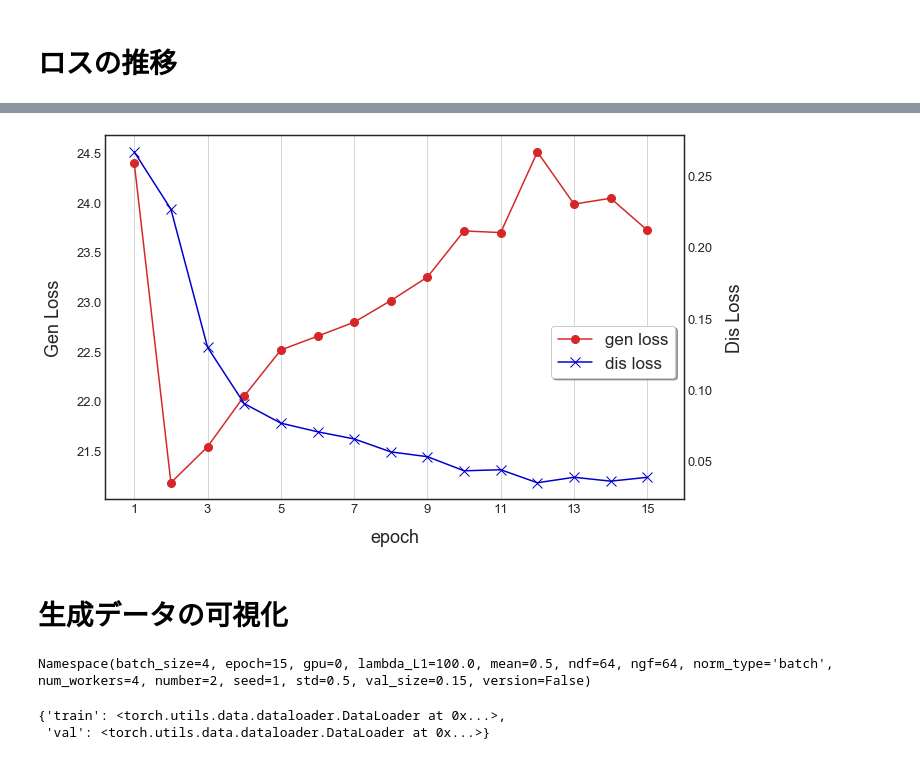
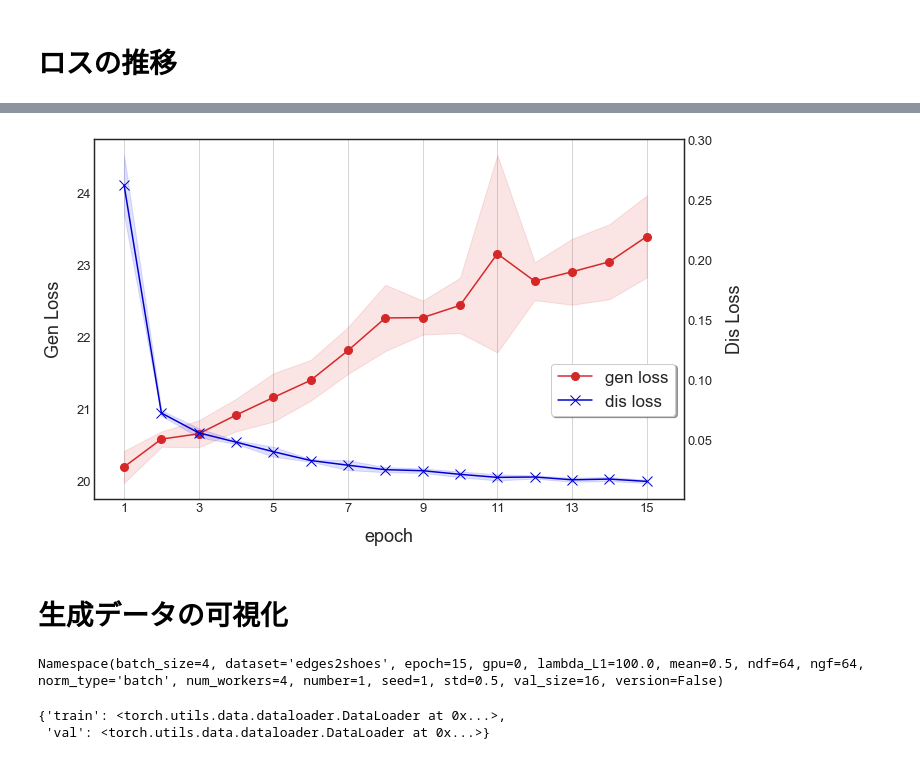
Before and after one commit to haru-256/pix2pix.pytorch, a Jupyter notebook: visualize_genData_Loss.ipynb, the cells around one changed output, grey strips where cells are left out. Drawn from its saved outputs; the diff is of its cells as text; code cells hidden in the pictures.

```diff
--- a/visualize_genData_Loss.ipynb
+++ b/visualize_genData_Loss.ipynb
@@ -12,7 +16,7 @@ from torchvision import datasets
 from utils import ABImageDataset, ToTensorTwoIMG, Normalize, ComposeTwoIMG, SplitImage
 import cv2
 # %%
-number=2
-seed=1
+number=1
+seeds=list(range(1, 6))
 data_name='edges2shoes'
 # %%
@@ -32,0 +57,8 @@ log = json.load(open(log_path))
+# %%
+df_mean = df_pre.mean(level=0, axis=0)
+df_std = df_pre.std(level=0, axis=0)
+
+dis_loss_mean = np.array([mean[1]['train_dis_loss'] for mean in df_mean.iterrows()])
+gen_loss_mean = np.array([mean[1]['train_gen_loss'] for mean in df_mean.iterrows()])
+dis_loss_std = np.array([std[1]['train_dis_loss'] for std in df_std.iterrows()])
+gen_loss_std = np.array([std[1]['train_gen_loss'] for std in df_std.iterrows()])
@@ -33,37 +73,43 @@ log = json.load(open(log_path))
 # %%
-#from matplotlib import rc
-# Tex font
-#rc('text', usetex=False)
-dis_loss = [log[key]['train_dis_loss'] for key in log.keys()]
-gen_loss = [log[key]['train_gen_loss'] for key in log.keys()]
-fig, ax = plt.subplots(1, 1, figsize=(10, 6), sharex=True)
-line_1 = ax.plot(gen_loss, label='gen loss', c="tab:red", marker='o',ms=8)
+fig, ax = plt.subplots(1, 1, figsize=(10, 6))
+ax.set_xlim([-0.8, 15])
+line_1 = ax.plot(
+    gen_loss_mean, label='gen loss', c="tab:red", marker='o', ms=8)
+ax.fill_between(
+    range(15),
+    gen_loss_mean + gen_loss_std,
+    gen_loss_mean - gen_loss_std,
+    alpha=0.12, color="tab:red")
 ax.grid(axis="x")
-ax.set_xlim([-0.8, 15])
 ax2 = ax.twinx()
 line_2 = ax2.plot(
-    dis_loss, label='dis loss', c="mediumblue", marker='x', ms=10)
+    dis_loss_mean, label='dis loss', c="mediumblue", marker='x', ms=10)
+ax2.fill_between(
+    range(15),
+    dis_loss_mean + dis_loss_std,
+    dis_loss_mean - dis_loss_std,
+    alpha=0.12, color="blue")
 fig.legend(
     loc='upper right',
-    bbox_to_anchor=(1, 0.5),
+    bbox_to_anchor=(1, 0.4),
     bbox_transform=ax.transAxes,
     frameon=True,
     shadow=True,
     fontsize=17)
 ax.tick_params(labelsize=13)
 ax2.tick_params(labelsize=13)
 ax.set_xticklabels([2 * i + 1 for i in range(-1, 8)])
 ax.set_xlabel("epoch", fontsize=18, labelpad=13)
 ax.set_ylabel("Gen Loss", fontsize=18, labelpad=13)
 ax2.set_ylabel("Dis Loss", fontsize=18, labelpad=13)
 
 plt.tight_layout()
 fig.savefig(
-    result_path / "loss_{}_{}.png".format(number, seed),
+    result_path[0].parent / "loss_{}.png".format(number),
     dpi=300,
     bbox_inches='tight',
     pad_inches=0.1)
 # %% [output]
-[figure, old version]
+[figure, new version]
 # %% [markdown]
 # 生成データの可視化
@@ -70,8 +118,8 @@ fig.savefig(
 # %%
-with open(arg_path) as f:
+with open(arg_path[0]) as f:
     opt = eval(f.read())
 print(opt)
 # %% [output]
-Namespace(batch_size=4, epoch=15, gpu=0, lambda_L1=100.0, mean=0.5, ndf=64, ngf=64, norm_type='batch', num_workers=4, number=2, seed=1, std=0.5, val_size=0.15, version=False)
+Namespace(batch_size=4, dataset='edges2shoes', epoch=15, gpu=0, lambda_L1=100.0, mean=0.5, ndf=64, ngf=64, norm_type='batch', num_workers=4, number=1, seed=1, std=0.5, val_size=16, version=False)
 # %%
 # load Generator
```
Also changed, not shown: parts of 17 cells of this notebook, 2 other files.
